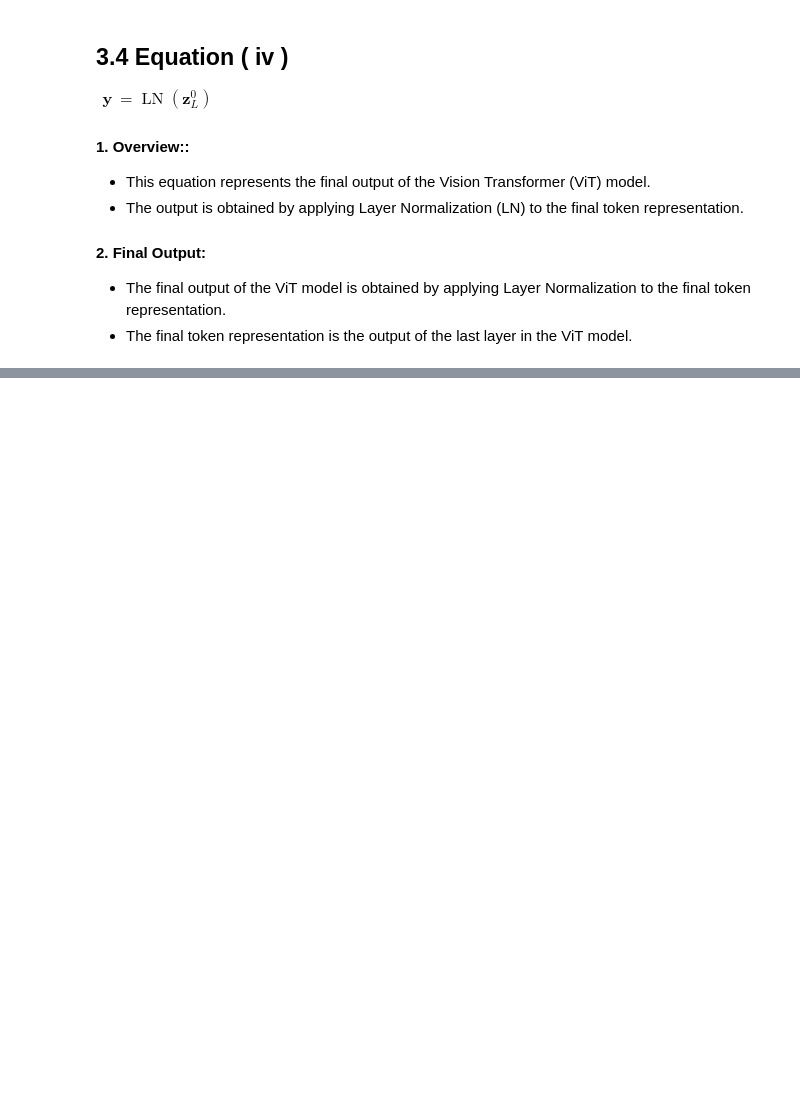
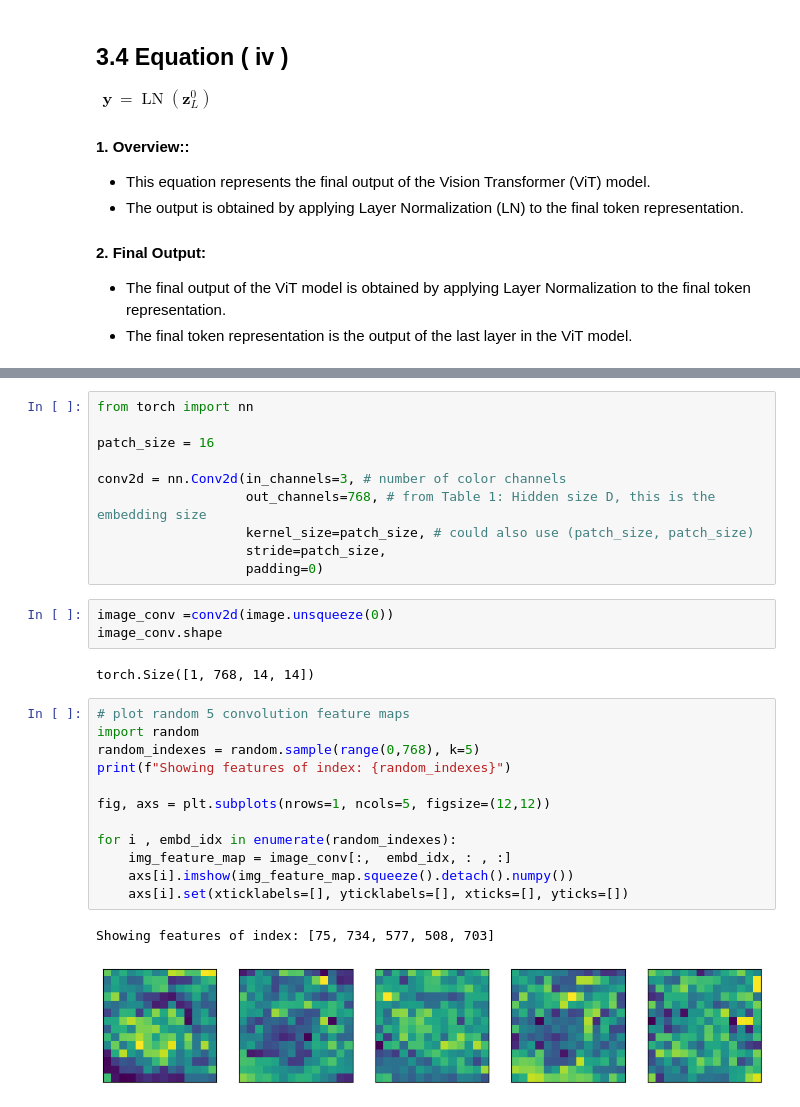
Before and after one commit to cruvss/Deeplearning_X_PyTorch, a Jupyter notebook: 5.Paper_Replicating/notebook.ipynb, the cells around one changed output, grey strips where cells are left out. Drawn from its saved outputs; the diff is of its cells as text; blank space fills up the shorter version.

```diff
--- a/5.Paper_Replicating/notebook.ipynb
+++ b/5.Paper_Replicating/notebook.ipynb
@@ -336,0 +451,30 @@ $
+# %%
+from torch import nn
+
+patch_size = 16
+
+conv2d = nn.Conv2d(in_channels=3, # number of color channels
+                   out_channels=768, # from Table 1: Hidden size D, this is the embedding size
+                   kernel_size=patch_size, # could also use (patch_size, patch_size)
+                   stride=patch_size,
+                   padding=0)
+# %%
+image_conv =conv2d(image.unsqueeze(0))
+image_conv.shape
+# %% [output]
+torch.Size([1, 768, 14, 14])
+# %%
+# plot random 5 convolution feature maps
+import random
+random_indexes = random.sample(range(0,768), k=5)
+print(f"Showing features of index: {random_indexes}")
+
+fig, axs = plt.subplots(nrows=1, ncols=5, figsize=(12,12))
+
+for i , embd_idx in enumerate(random_indexes):
+    img_feature_map = image_conv[:,  embd_idx, : , :]
+    axs[i].imshow(img_feature_map.squeeze().detach().numpy())
+    axs[i].set(xticklabels=[], yticklabels=[], xticks=[], yticks=[])
+# %% [output]
+Showing features of index: [75, 734, 577, 508, 703]
+[figure, added]
```
Also changed, not shown: parts of 12 cells of this notebook.
